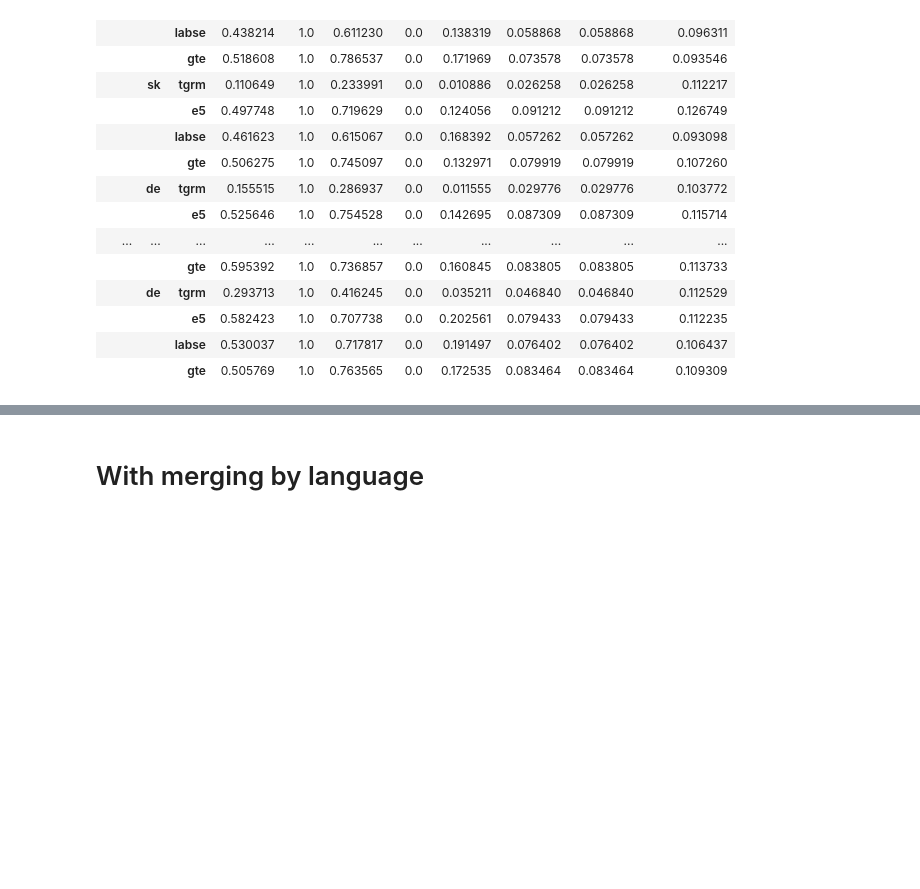
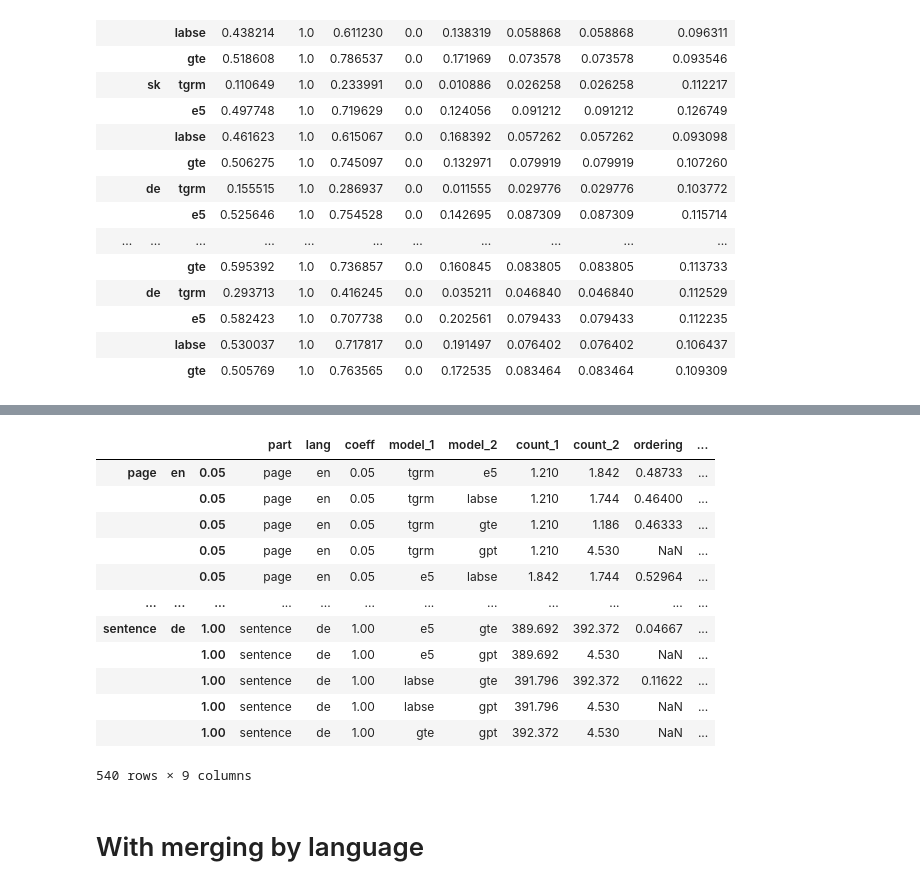
Before and after one commit to milanmarcinco/bachelor, a Jupyter notebook: src/evaluation/main.ipynb, the cells around one changed output, grey strips where cells are left out. Saved outputs shown, nothing was run; the diff lists cells and outputs as text; code cells hidden in the pictures; blank space fills up the shorter version.

Commit message:
Refactor eval script to use pandas dataframes

```diff
--- a/src/evaluation/main.ipynb
+++ b/src/evaluation/main.ipynb
@@ -514,3 +491,39 @@ part, coeff, pair         counts     ordering      intersection
+# %%
+df = pandas.DataFrame({
+    "part": values["part"],
+    "lang": values["lang"],
+    "coeff": values["coeff"],
+    "model_1": values["model_1"],
+    "model_2": values["model_2"],
+    "count_1": values["count_1"],
+    "count_2": values["count_2"],
+    "ordering": values["ordering"],
+    "intersection": values["intersection"]
+})
+
+df.index = pandas.MultiIndex.from_tuples([
+    (PARTS[i], LANGUAGES[j], COEFFS[k])
+    for i in range(len(PARTS))
+    for j in range(len(LANGUAGES))
+    for k in range(len(COEFFS))
+    for _ in range(len(MODEL_COMBINATIONS))
+])
+
+df
+# %% [output]
+|  |  |  | part | lang | coeff | model_1 | model_2 | count_1 | count_2 | ordering | ... |
+| page | en | 0.05 | page | en | 0.05 | tgrm | e5 | 1.210 | 1.842 | 0.48733 | ... |
+|  |  | 0.05 | page | en | 0.05 | tgrm | labse | 1.210 | 1.744 | 0.46400 | ... |
+|  |  | 0.05 | page | en | 0.05 | tgrm | gte | 1.210 | 1.186 | 0.46333 | ... |
+|  |  | 0.05 | page | en | 0.05 | tgrm | gpt | 1.210 | 4.530 | NaN | ... |
+|  |  | 0.05 | page | en | 0.05 | e5 | labse | 1.842 | 1.744 | 0.52964 | ... |
+| ... | ... | ... | ... | ... | ... | ... | ... | ... | ... | ... | ... |
+| sentence | de | 1.00 | sentence | de | 1.00 | e5 | gte | 389.692 | 392.372 | 0.04667 | ... |
+|  |  | 1.00 | sentence | de | 1.00 | e5 | gpt | 389.692 | 4.530 | NaN | ... |
+|  |  | 1.00 | sentence | de | 1.00 | labse | gte | 391.796 | 392.372 | 0.11622 | ... |
+|  |  | 1.00 | sentence | de | 1.00 | labse | gpt | 391.796 | 4.530 | NaN | ... |
+|  |  | 1.00 | sentence | de | 1.00 | gte | gpt | 392.372 | 4.530 | NaN | ... |
+540 rows × 9 columns
 # %% [markdown]
 # With merging by language
 # %%
```
Also changed, not shown: parts of 5 cells of this notebook.
